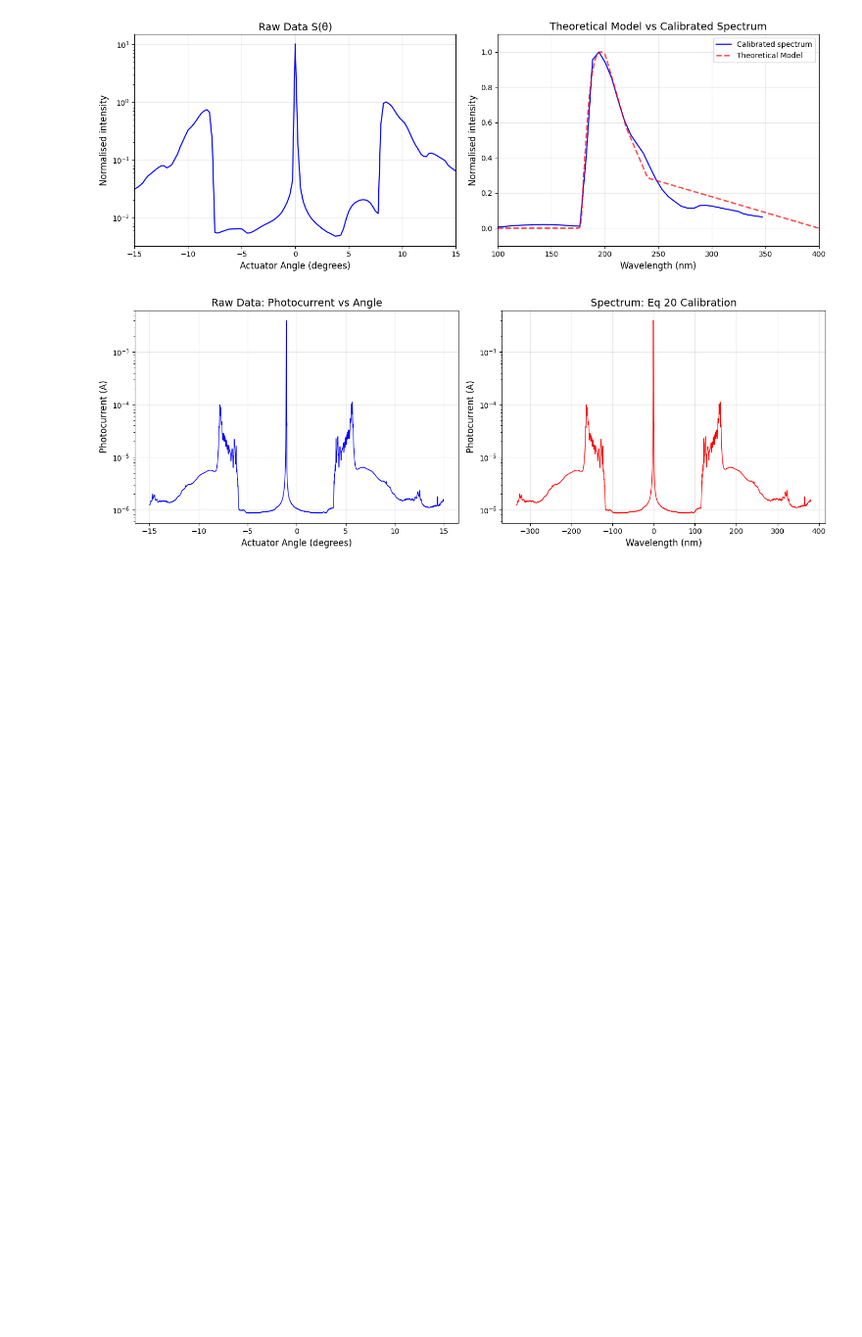
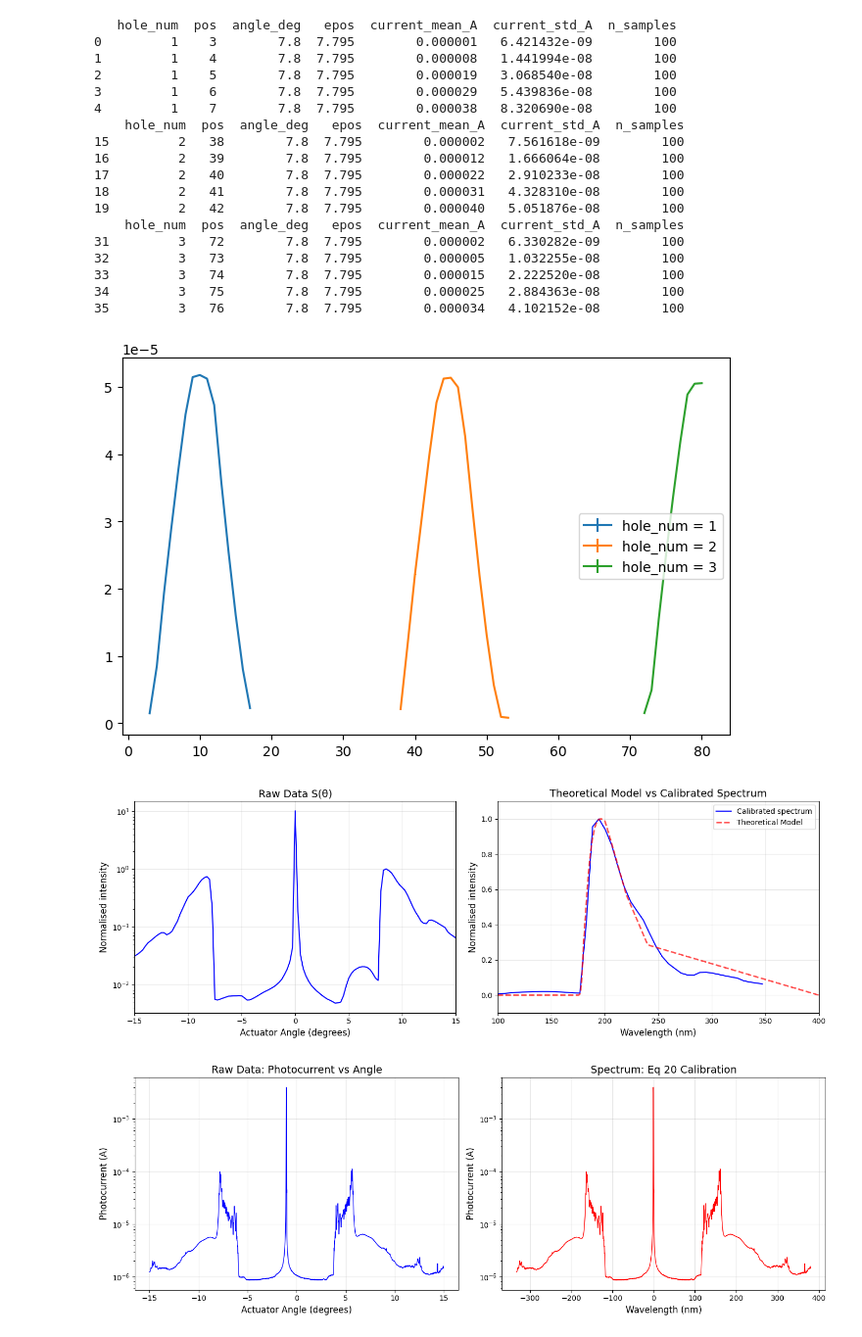
Before and after one commit to laughtonmichael2004-hue/lea-summer_2026_Internship, a Jupyter notebook: 2. Deuterium Lamp/Deuterium Lamp Analysis Code.ipynb, the cells around one changed output. Shown at 98% size. Saved outputs shown, nothing was run; the diff lists cells and outputs as text; code cells hidden in the pictures; blank space fills up the shorter version.

```diff
--- a/2. Deuterium Lamp/Deuterium Lamp Analysis Code.ipynb
+++ b/2. Deuterium Lamp/Deuterium Lamp Analysis Code.ipynb
@@ -66,3 +216,63 @@ photocurrent_df
+# %%
+# 05/11/2026
+# Plot the data testing the central positions tests/ algorithm...
+# NB: tricky working with the files... the photocurrents had unwanted bits everyother line...
+# Need to add axis etc.
+# Ask whether there is a better/ more direct way...
+# Maybe plot them all on the same graph...
+# Maybe a full characterisation would be nice/ look cool (unnecessary though)
+
+import matplotlib.pyplot as plt
+import numpy as np
+import pandas as pd
+
+# First I am going to merge the files as they weren't taken together...
+pos_data_path = r"C:\Users\laugh\lea-summer-2026-internship-forked\lea-summer_2026_Internship\2. Deuterium Lamp\(2026-11-05)_Data\positions_each_window_160nm_not_spectrum.txt"
+photocurrent_data_path = r"C:\Users\laugh\lea-summer-2026-internship-forked\lea-summer_2026_Internship\2. Deuterium Lamp\(2026-11-05)_Data\scan_across_each_window_160nm_not_spectrum.txt"
+
+pos_df = pd.read_csv(pos_data_path)
+photocurrent_df = pd. read_csv(photocurrent_data_path)
+
+# Store whether it is hole or blind
+rank_type = pos_df.columns[0]
+
+# Combine the data frames
+combined_df = pos_df.join(photocurrent_df)
+
+# Make a note of the different ranks (blind/ hole number)
+rank = list(set(combined_df[rank_type]))
+
+# Then split and plot based on the blind/ hole number
+
+fig, ax = plt.subplots(figsize=(8, 5))
+
+for num in rank:
+    temp_df = combined_df[combined_df[rank_type] == num]
+    print(temp_df.head())
+    ax.errorbar(temp_df['pos'], temp_df['current_mean_A'], temp_df['current_std_A'] / np.sqrt(temp_df['n_samples']),linestyle='-', label=f'{rank_type} = {num}')
+
+plt.legend()
+plt.show()
+# %% [output]
+   hole_num  pos  angle_deg   epos  current_mean_A  current_std_A  n_samples
+0         1    3        7.8  7.795        0.000001   6.421432e-09        100
+1         1    4        7.8  7.795        0.000008   1.441994e-08        100
+2         1    5        7.8  7.795        0.000019   3.068540e-08        100
+3         1    6        7.8  7.795        0.000029   5.439836e-08        100
+4         1    7        7.8  7.795        0.000038   8.320690e-08        100
+    hole_num  pos  angle_deg   epos  current_mean_A  current_std_A  n_samples
+15         2   38        7.8  7.795        0.000002   7.561618e-09        100
+16         2   39        7.8  7.795        0.000012   1.666064e-08        100
+17         2   40        7.8  7.795        0.000022   2.910233e-08        100
+18         2   41        7.8  7.795        0.000031   4.328310e-08        100
+19         2   42        7.8  7.795        0.000040   5.051876e-08        100
+    hole_num  pos  angle_deg   epos  current_mean_A  current_std_A  n_samples
+31         3   72        7.8  7.795        0.000002   6.330282e-09        100
+32         3   73        7.8  7.795        0.000005   1.032255e-08        100
+33         3   74        7.8  7.795        0.000015   2.222520e-08        100
+34         3   75        7.8  7.795        0.000025   2.884363e-08        100
+35         3   76        7.8  7.795        0.000034   4.102152e-08        100
+[figure, added]
 # %%
 # DATA TAKEN WITHOUT VACUUM - DATA AND THEORETICAL MODEL COMPARISON
 
```
Also changed, not shown: parts of 12 cells of this notebook, 8 other files.
